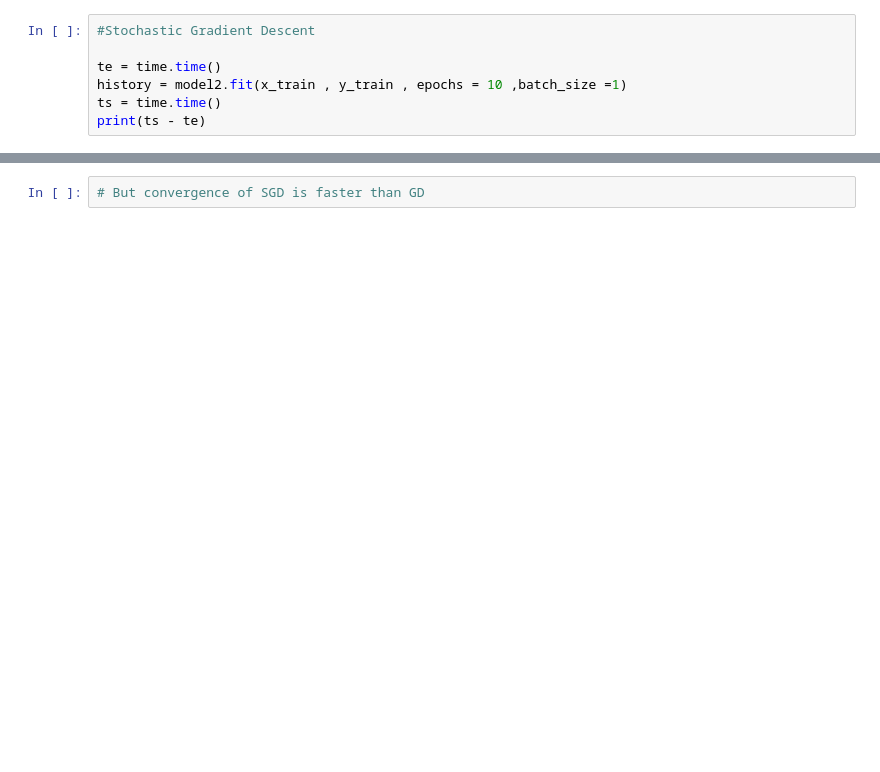
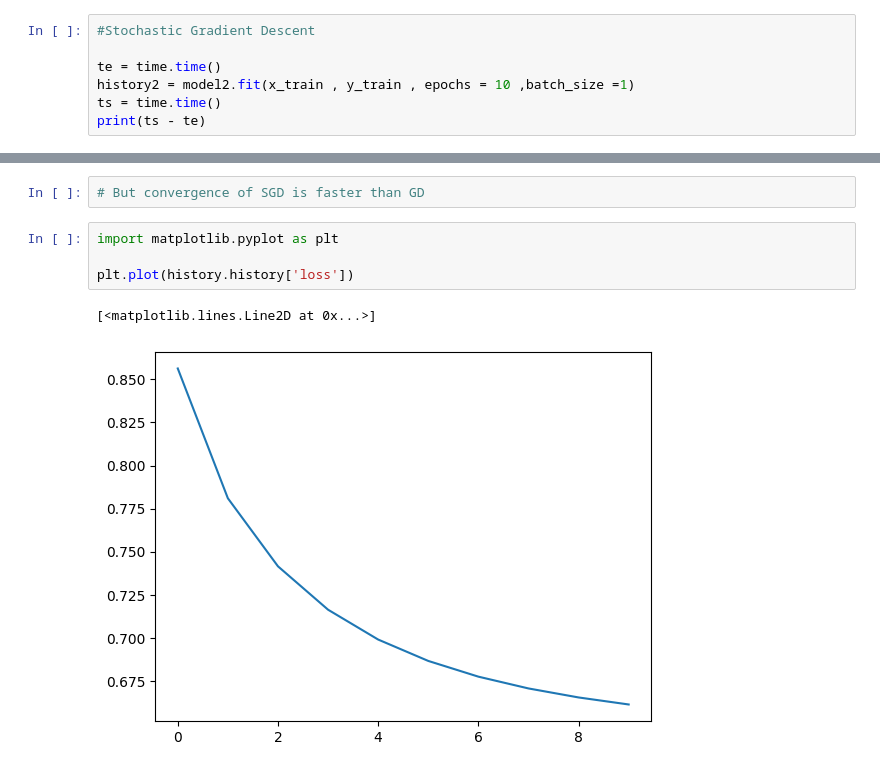
Before and after one commit to dhingrahimanshu/Deep-Learning, a Jupyter notebook: 100 Days of Deep Learning/GradientDescent/GradientDescent.ipynb, the cells around one changed output, grey strips where cells are left out. Cells and saved outputs as stored; diff of their text form; blank space fills up the shorter version.

Commit message:
Batch vs Stochastic Gradient Descent

```diff
--- a/100 Days of Deep Learning/GradientDescent/GradientDescent.ipynb
+++ b/100 Days of Deep Learning/GradientDescent/GradientDescent.ipynb
@@ -131,7 +104,7 @@ Epoch 10/10
 #Stochastic Gradient Descent
 
 te = time.time()
-history = model2.fit(x_train , y_train , epochs = 10 ,batch_size =1)
+history2 = model2.fit(x_train , y_train , epochs = 10 ,batch_size =1)
 ts = time.time()
 print(ts - te)
 # %% [output]
@@ -155,2 +128,9 @@ Epoch 10/10
 # %%
 # But convergence of SGD is faster than GD
+# %%
+import matplotlib.pyplot as plt
+
+plt.plot(history.history['loss'])
+# %% [output]
+[<matplotlib.lines.Line2D at 0x...>]
+[figure, added]
```
Also changed, not shown: parts of 6 cells of this notebook.
